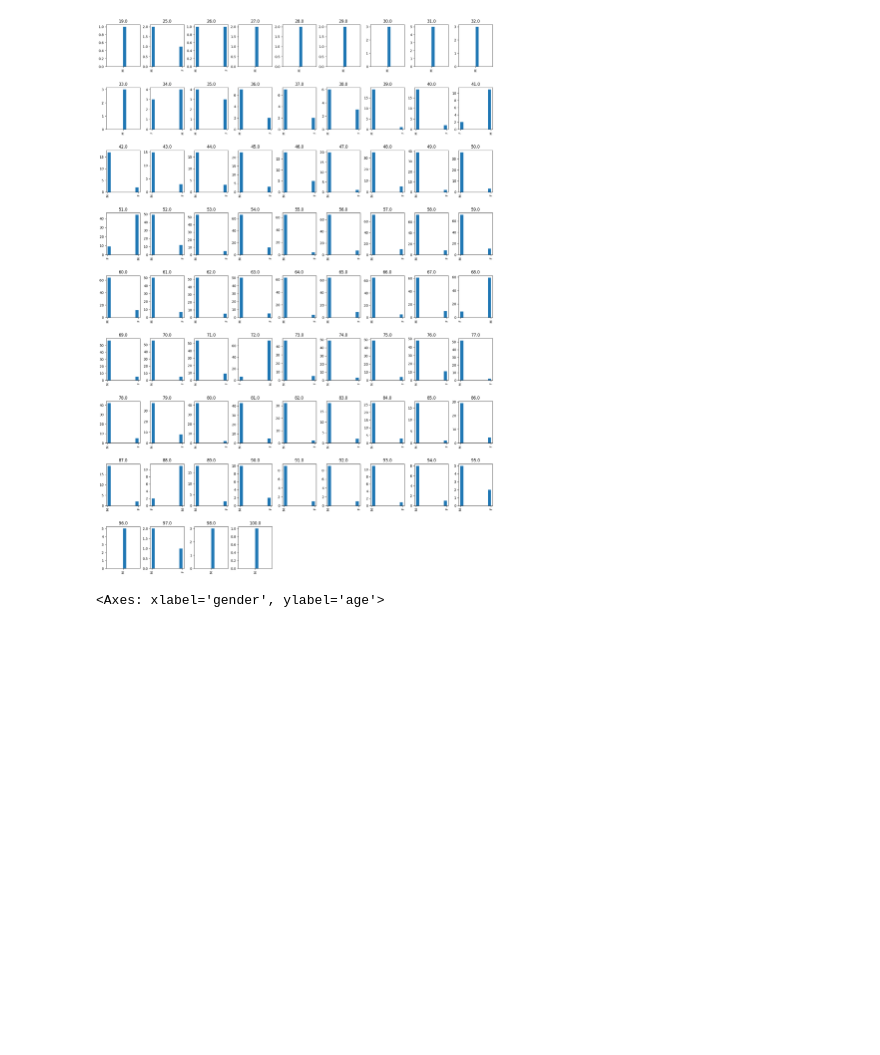
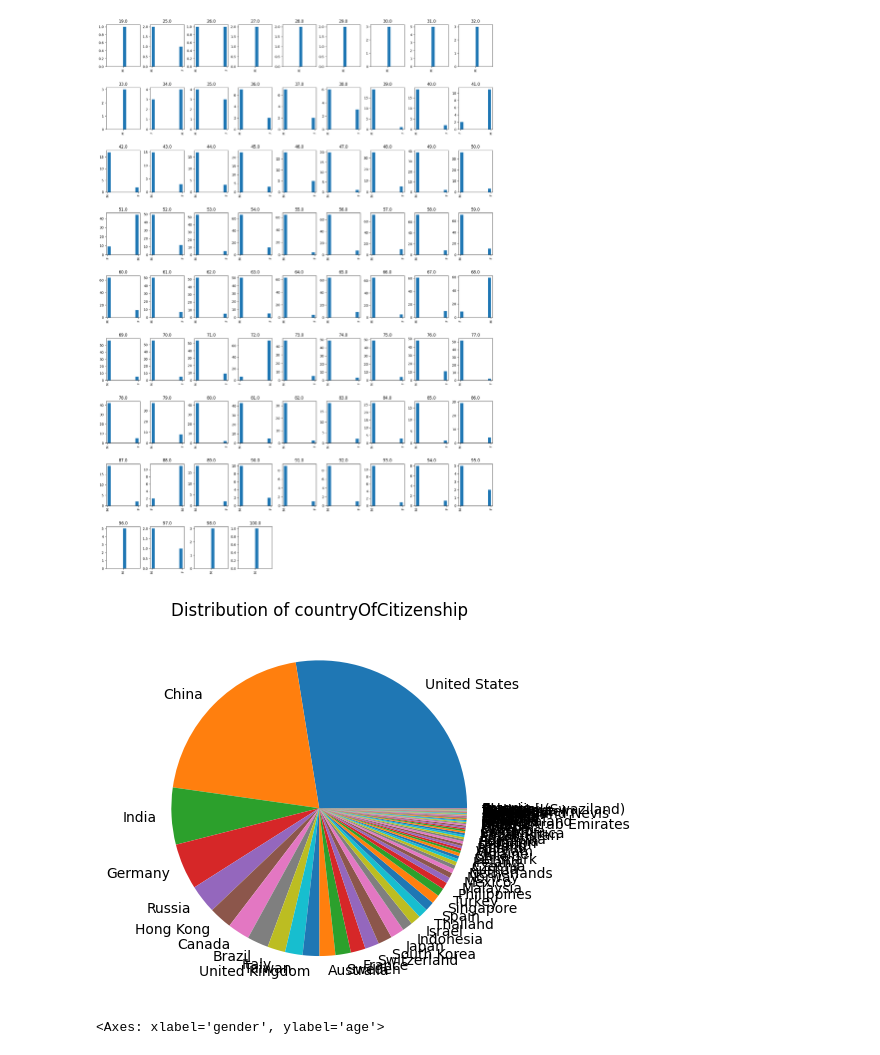
Before and after one commit to Sarajaldin/Richest-Persons, a Jupyter notebook: richest_persons.ipynb, the cells around one changed output. Drawn from its saved outputs; the diff is of its cells as text; code cells hidden in the pictures; blank space fills up the shorter version.

```diff
--- a/richest_persons.ipynb
+++ b/richest_persons.ipynb
@@ -246,6 +253,13 @@ array([[<Axes: title={'center': '19.0'}>,
         <Axes: >, <Axes: >]], dtype=object)
 [figure]
 [figure]
+# %%
+countryOfCitizenship_counts = mydata['countryOfCitizenship'].value_counts()
+plt.pie(countryOfCitizenship_counts, labels=countryOfCitizenship_counts.index)
+plt.title('Distribution of countryOfCitizenship')
+plt.show()
+# %% [output]
+[figure, added]
 # %%
 sns.boxplot(x="gender", y="age", data=mydata)
 # %% [output]
```
Also changed, not shown: parts of 2 cells of this notebook.
